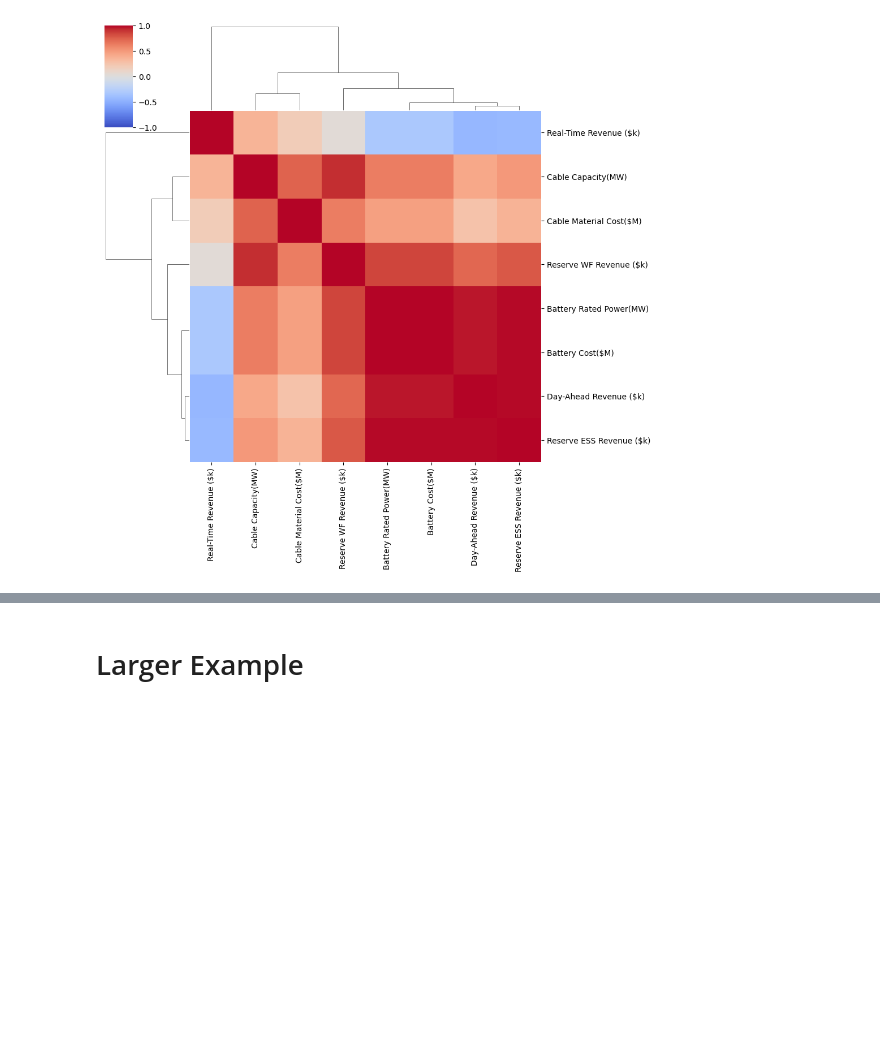
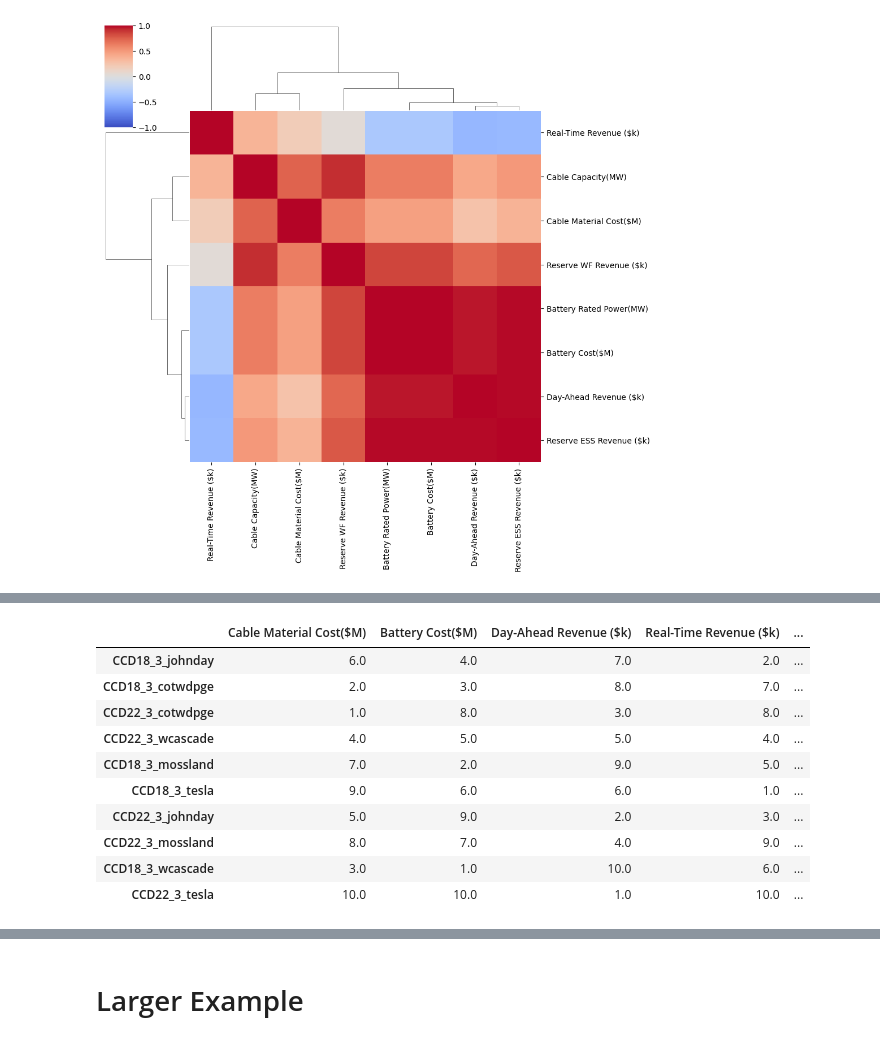
Before and after one commit to pnnl/pyMOODS, a Jupyter notebook: notebooks/MOCODO.ipynb, the cells around one changed output, grey strips where cells are left out. Drawn from its saved outputs; the diff is of its cells as text; code cells hidden in the pictures; blank space fills up the shorter version.

```diff
--- a/notebooks/MOCODO.ipynb
+++ b/notebooks/MOCODO.ipynb
@@ -150,0 +133,14 @@ Cable Material Cost($M):  less --> more
+# %%
+self.rank
+# %% [output]
+|  | Cable Material Cost($M) | Battery Cost($M) | Day-Ahead Revenue ($k) | Real-Time Revenue ($k) | ... |
+| CCD18_3_johnday | 6.0 | 4.0 | 7.0 | 2.0 | ... |
+| CCD18_3_cotwdpge | 2.0 | 3.0 | 8.0 | 7.0 | ... |
+| CCD22_3_cotwdpge | 1.0 | 8.0 | 3.0 | 8.0 | ... |
+| CCD22_3_wcascade | 4.0 | 5.0 | 5.0 | 4.0 | ... |
+| CCD18_3_mossland | 7.0 | 2.0 | 9.0 | 5.0 | ... |
+| CCD18_3_tesla | 9.0 | 6.0 | 6.0 | 1.0 | ... |
+| CCD22_3_johnday | 5.0 | 9.0 | 2.0 | 3.0 | ... |
+| CCD22_3_mossland | 8.0 | 7.0 | 4.0 | 9.0 | ... |
+| CCD18_3_wcascade | 3.0 | 1.0 | 10.0 | 6.0 | ... |
+| CCD22_3_tesla | 10.0 | 10.0 | 1.0 | 10.0 | ... |
```
Also changed, not shown: parts of 15 cells of this notebook, 7 other files.
